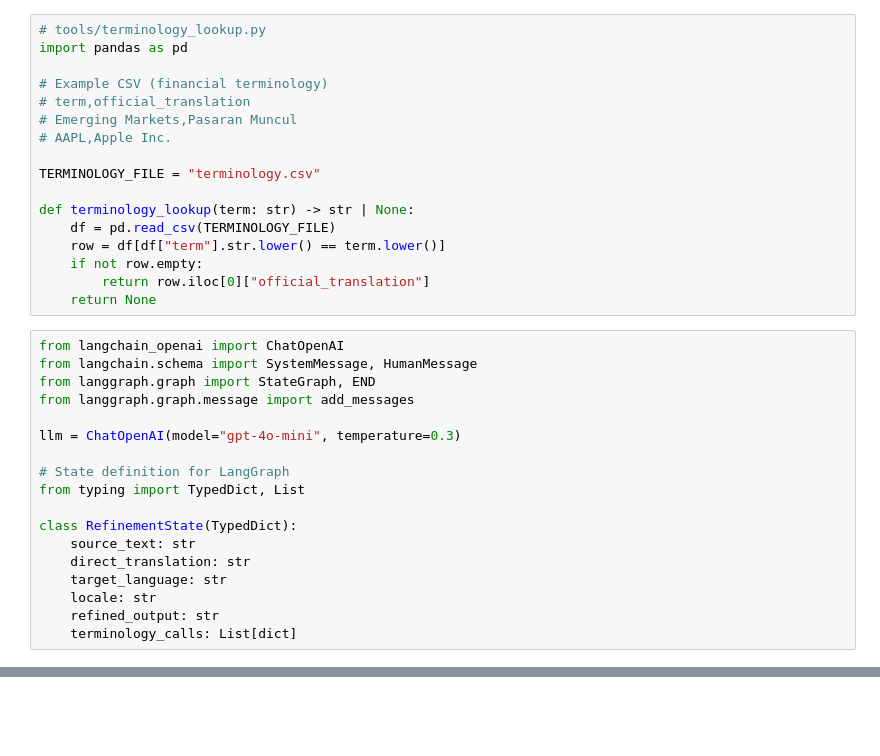
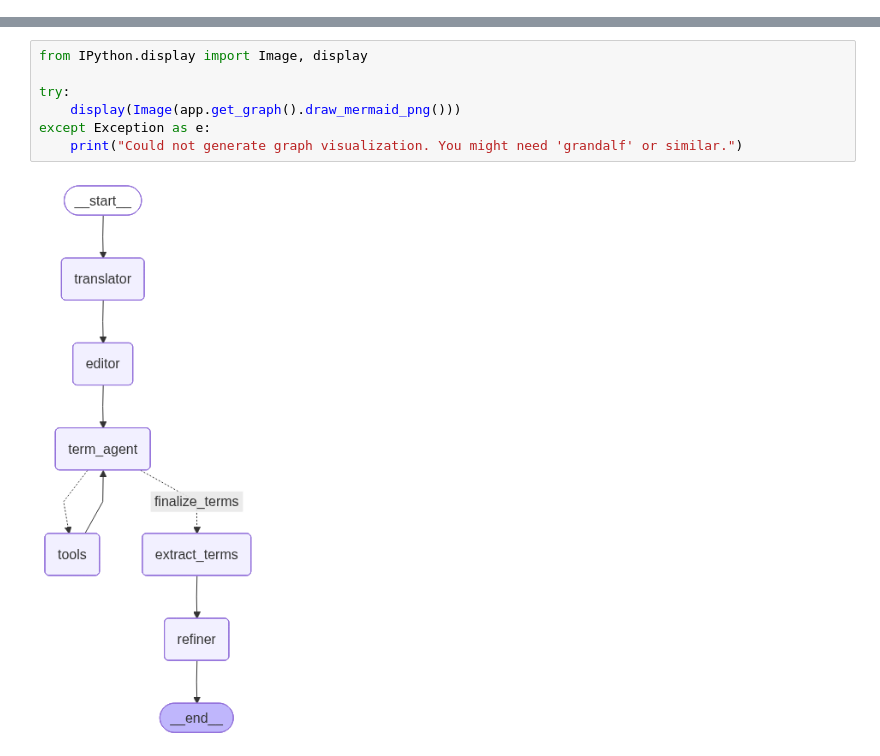
Before and after one commit to yejui626/ai-news-agent, a Jupyter notebook: translator.ipynb, the cells around one changed output, grey strips where cells are left out. Drawn from its saved outputs; the diff is of its cells as text; blank space fills up the shorter version.

```diff
--- a/translator.ipynb
+++ b/translator.ipynb
@@ -216,35 +0,0 @@ translated_text
-# %%
-# tools/terminology_lookup.py
-import pandas as pd
-
-# Example CSV (financial terminology)
-# term,official_translation
-# Emerging Markets,Pasaran Muncul
-# AAPL,Apple Inc.
-
-TERMINOLOGY_FILE = "terminology.csv"
-
-def terminology_lookup(term: str) -> str | None:
-    df = pd.read_csv(TERMINOLOGY_FILE)
-    row = df[df["term"].str.lower() == term.lower()]
-    if not row.empty:
-        return row.iloc[0]["official_translation"]
-    return None
-# %%
-from langchain_openai import ChatOpenAI
-from langchain.schema import SystemMessage, HumanMessage
-from langgraph.graph import StateGraph, END
-from langgraph.graph.message import add_messages
-
-llm = ChatOpenAI(model="gpt-4o-mini", temperature=0.3)
-
-# State definition for LangGraph
-from typing import TypedDict, List
-
-class RefinementState(TypedDict):
-    source_text: str
-    direct_translation: str
-    target_language: str
-    locale: str
-    refined_output: str
-    terminology_calls: List[dict]
@@ -319,0 +151,9 @@ Dana ini melabur terutamanya di Pasaran Baru Muncul seperti Malaysia dan Indones
+# %%
+from IPython.display import Image, display
+
+try:
+    display(Image(app.get_graph().draw_mermaid_png()))
+except Exception as e:
+    print("Could not generate graph visualization. You might need 'grandalf' or similar.")
+# %% [output]
+[figure, added]
```
Also changed, not shown: parts of 13 cells of this notebook, 37 other files.
